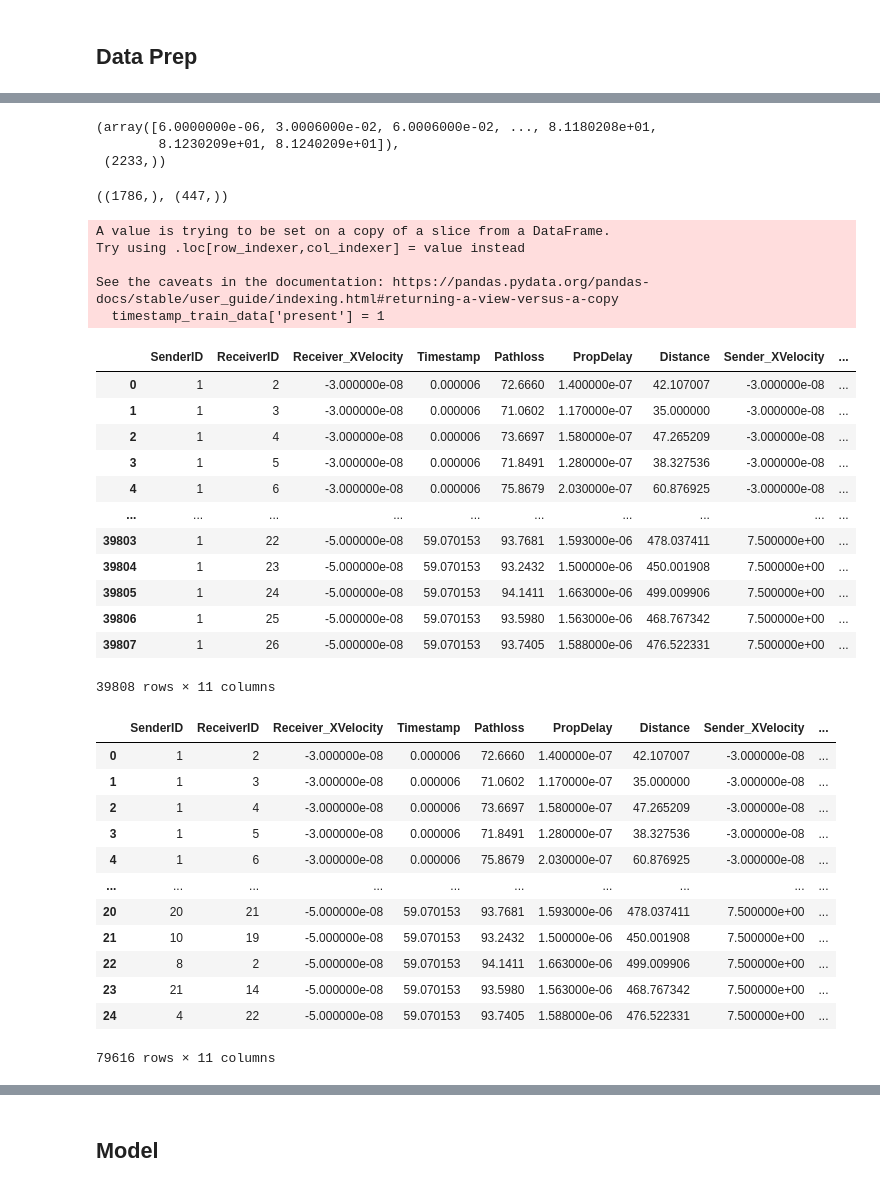
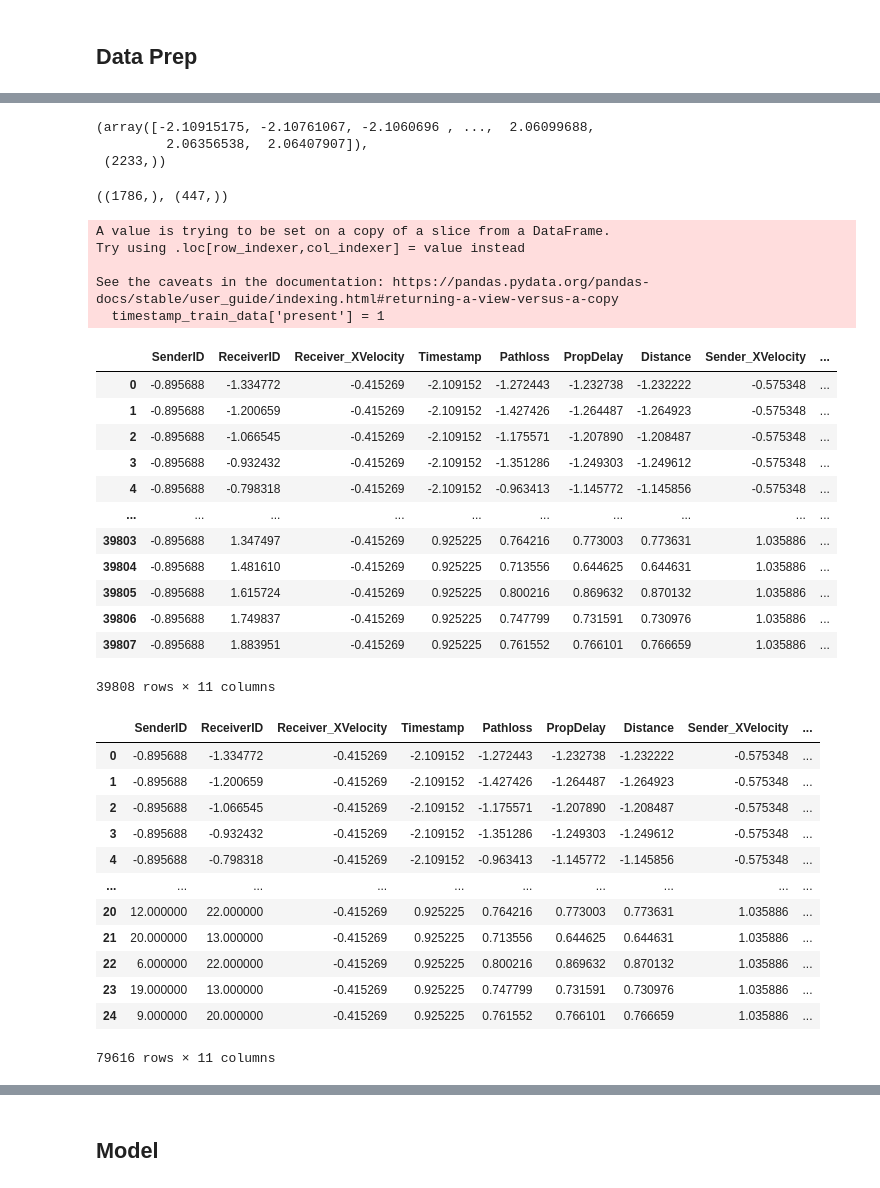
Before and after one commit to Linoh12/LearningLSTM, a Jupyter notebook: LSTM_Lincoln.ipynb, the cells around one changed output, grey strips where cells are left out. Cells and saved outputs as stored; diff of their text form; code cells hidden in the pictures.

```diff
--- a/LSTM_Lincoln.ipynb
+++ b/LSTM_Lincoln.ipynb
@@ -168,2 +153,6 @@ learning_rate = 0.001 #0.00025
 # %% [markdown]
 ## Data Prep
+# %%
+# Applying Standard Scalar to normalize data
+scaled_data =pd.DataFrame(StandardScaler().fit_transform(data), columns=data.columns)
+scaled_data
@@ -170,9 +173,9 @@ learning_rate = 0.001 #0.00025
 # %%
-timestamps = np.unique(data['Timestamp'])
+timestamps = np.unique(scaled_data['Timestamp'])
 timestamps, timestamps.shape
 # %% [output]
-(array([6.0000000e-06, 3.0006000e-02, 6.0006000e-02, ..., 8.1180208e+01,
-        8.1230209e+01, 8.1240209e+01]),
+(array([-2.10915175, -2.10761067, -2.1060696 , ...,  2.06099688,
+         2.06356538,  2.06407907]),
  (2233,))
 # %%
 train_size = 0.8
@@ -182,27 +185,27 @@ train_timestamps.shape, test_timestamps.shape
 # %% [output]
 ((1786,), (447,))
 # %%
-timestamp_train_data = data[np.isin(data['Timestamp'], train_timestamps)]
+timestamp_train_data = scaled_data[np.isin(scaled_data['Timestamp'], train_timestamps)]
 timestamp_train_data['present'] = 1
 timestamp_train_data
 # %% [output]
 A value is trying to be set on a copy of a slice from a DataFrame.
 Try using .loc[row_indexer,col_indexer] = value instead
 
 See the caveats in the documentation: https://pandas.pydata.org/pandas-docs/stable/user_guide/indexing.html#returning-a-view-versus-a-copy
   timestamp_train_data['present'] = 1
 |  | SenderID | ReceiverID | Receiver_XVelocity | Timestamp | Pathloss | PropDelay | Distance | Sender_XVelocity | ... |
-| 0 | 1 | 2 | -3.000000e-08 | 0.000006 | 72.6660 | 1.400000e-07 | 42.107007 | -3.000000e-08 | ... |
-| 1 | 1 | 3 | -3.000000e-08 | 0.000006 | 71.0602 | 1.170000e-07 | 35.000000 | -3.000000e-08 | ... |
-| 2 | 1 | 4 | -3.000000e-08 | 0.000006 | 73.6697 | 1.580000e-07 | 47.265209 | -3.000000e-08 | ... |
-| 3 | 1 | 5 | -3.000000e-08 | 0.000006 | 71.8491 | 1.280000e-07 | 38.327536 | -3.000000e-08 | ... |
-| 4 | 1 | 6 | -3.000000e-08 | 0.000006 | 75.8679 | 2.030000e-07 | 60.876925 | -3.000000e-08 | ... |
+| 0 | -0.895688 | -1.334772 | -0.415269 | -2.109152 | -1.272443 | -1.232738 | -1.232222 | -0.575348 | ... |
+| 1 | -0.895688 | -1.200659 | -0.415269 | -2.109152 | -1.427426 | -1.264487 | -1.264923 | -0.575348 | ... |
+| 2 | -0.895688 | -1.066545 | -0.415269 | -2.109152 | -1.175571 | -1.207890 | -1.208487 | -0.575348 | ... |
+| 3 | -0.895688 | -0.932432 | -0.415269 | -2.109152 | -1.351286 | -1.249303 | -1.249612 | -0.575348 | ... |
+| 4 | -0.895688 | -0.798318 | -0.415269 | -2.109152 | -0.963413 | -1.145772 | -1.145856 | -0.575348 | ... |
 | ... | ... | ... | ... | ... | ... | ... | ... | ... | ... |
-| 39803 | 1 | 22 | -5.000000e-08 | 59.070153 | 93.7681 | 1.593000e-06 | 478.037411 | 7.500000e+00 | ... |
-| 39804 | 1 | 23 | -5.000000e-08 | 59.070153 | 93.2432 | 1.500000e-06 | 450.001908 | 7.500000e+00 | ... |
-| 39805 | 1 | 24 | -5.000000e-08 | 59.070153 | 94.1411 | 1.663000e-06 | 499.009906 | 7.500000e+00 | ... |
-| 39806 | 1 | 25 | -5.000000e-08 | 59.070153 | 93.5980 | 1.563000e-06 | 468.767342 | 7.500000e+00 | ... |
-| 39807 | 1 | 26 | -5.000000e-08 | 59.070153 | 93.7405 | 1.588000e-06 | 476.522331 | 7.500000e+00 | ... |
+| 39803 | -0.895688 | 1.347497 | -0.415269 | 0.925225 | 0.764216 | 0.773003 | 0.773631 | 1.035886 | ... |
+| 39804 | -0.895688 | 1.481610 | -0.415269 | 0.925225 | 0.713556 | 0.644625 | 0.644631 | 1.035886 | ... |
+| 39805 | -0.895688 | 1.615724 | -0.415269 | 0.925225 | 0.800216 | 0.869632 | 0.870132 | 1.035886 | ... |
+| 39806 | -0.895688 | 1.749837 | -0.415269 | 0.925225 | 0.747799 | 0.731591 | 0.730976 | 1.035886 | ... |
+| 39807 | -0.895688 | 1.883951 | -0.415269 | 0.925225 | 0.761552 | 0.766101 | 0.766659 | 1.035886 | ... |
 39808 rows × 11 columns
 # %%
 for timestamp in train_timestamps:
@@ -212,15 +215,15 @@ for timestamp in train_timestamps:
 timestamp_train_data
 # %% [output]
 |  | SenderID | ReceiverID | Receiver_XVelocity | Timestamp | Pathloss | PropDelay | Distance | Sender_XVelocity | ... |
-| 0 | 1 | 2 | -3.000000e-08 | 0.000006 | 72.6660 | 1.400000e-07 | 42.107007 | -3.000000e-08 | ... |
-| 1 | 1 | 3 | -3.000000e-08 | 0.000006 | 71.0602 | 1.170000e-07 | 35.000000 | -3.000000e-08 | ... |
-| 2 | 1 | 4 | -3.000000e-08 | 0.000006 | 73.6697 | 1.580000e-07 | 47.265209 | -3.000000e-08 | ... |
-| 3 | 1 | 5 | -3.000000e-08 | 0.000006 | 71.8491 | 1.280000e-07 | 38.327536 | -3.000000e-08 | ... |
-| 4 | 1 | 6 | -3.000000e-08 | 0.000006 | 75.8679 | 2.030000e-07 | 60.876925 | -3.000000e-08 | ... |
+| 0 | -0.895688 | -1.334772 | -0.415269 | -2.109152 | -1.272443 | -1.232738 | -1.232222 | -0.575348 | ... |
+| 1 | -0.895688 | -1.200659 | -0.415269 | -2.109152 | -1.427426 | -1.264487 | -1.264923 | -0.575348 | ... |
+| 2 | -0.895688 | -1.066545 | -0.415269 | -2.109152 | -1.175571 | -1.207890 | -1.208487 | -0.575348 | ... |
+| 3 | -0.895688 | -0.932432 | -0.415269 | -2.109152 | -1.351286 | -1.249303 | -1.249612 | -0.575348 | ... |
+| 4 | -0.895688 | -0.798318 | -0.415269 | -2.109152 | -0.963413 | -1.145772 | -1.145856 | -0.575348 | ... |
 | ... | ... | ... | ... | ... | ... | ... | ... | ... | ... |
-| 20 | 20 | 21 | -5.000000e-08 | 59.070153 | 93.7681 | 1.593000e-06 | 478.037411 | 7.500000e+00 | ... |
-| 21 | 10 | 19 | -5.000000e-08 | 59.070153 | 93.2432 | 1.500000e-06 | 450.001908 | 7.500000e+00 | ... |
-| 22 | 8 | 2 | -5.000000e-08 | 59.070153 | 94.1411 | 1.663000e-06 | 499.009906 | 7.500000e+00 | ... |
-| 23 | 21 | 14 | -5.000000e-08 | 59.070153 | 93.5980 | 1.563000e-06 | 468.767342 | 7.500000e+00 | ... |
-| 24 | 4 | 22 | -5.000000e-08 | 59.070153 | 93.7405 | 1.588000e-06 | 476.522331 | 7.500000e+00 | ... |
+| 20 | 12.000000 | 22.000000 | -0.415269 | 0.925225 | 0.764216 | 0.773003 | 0.773631 | 1.035886 | ... |
+| 21 | 20.000000 | 13.000000 | -0.415269 | 0.925225 | 0.713556 | 0.644625 | 0.644631 | 1.035886 | ... |
+| 22 | 6.000000 | 22.000000 | -0.415269 | 0.925225 | 0.800216 | 0.869632 | 0.870132 | 1.035886 | ... |
+| 23 | 19.000000 | 13.000000 | -0.415269 | 0.925225 | 0.747799 | 0.731591 | 0.730976 | 1.035886 | ... |
+| 24 | 9.000000 | 20.000000 | -0.415269 | 0.925225 | 0.761552 | 0.766101 | 0.766659 | 1.035886 | ... |
 79616 rows × 11 columns
```
Also changed, not shown: parts of 16 cells of this notebook.
